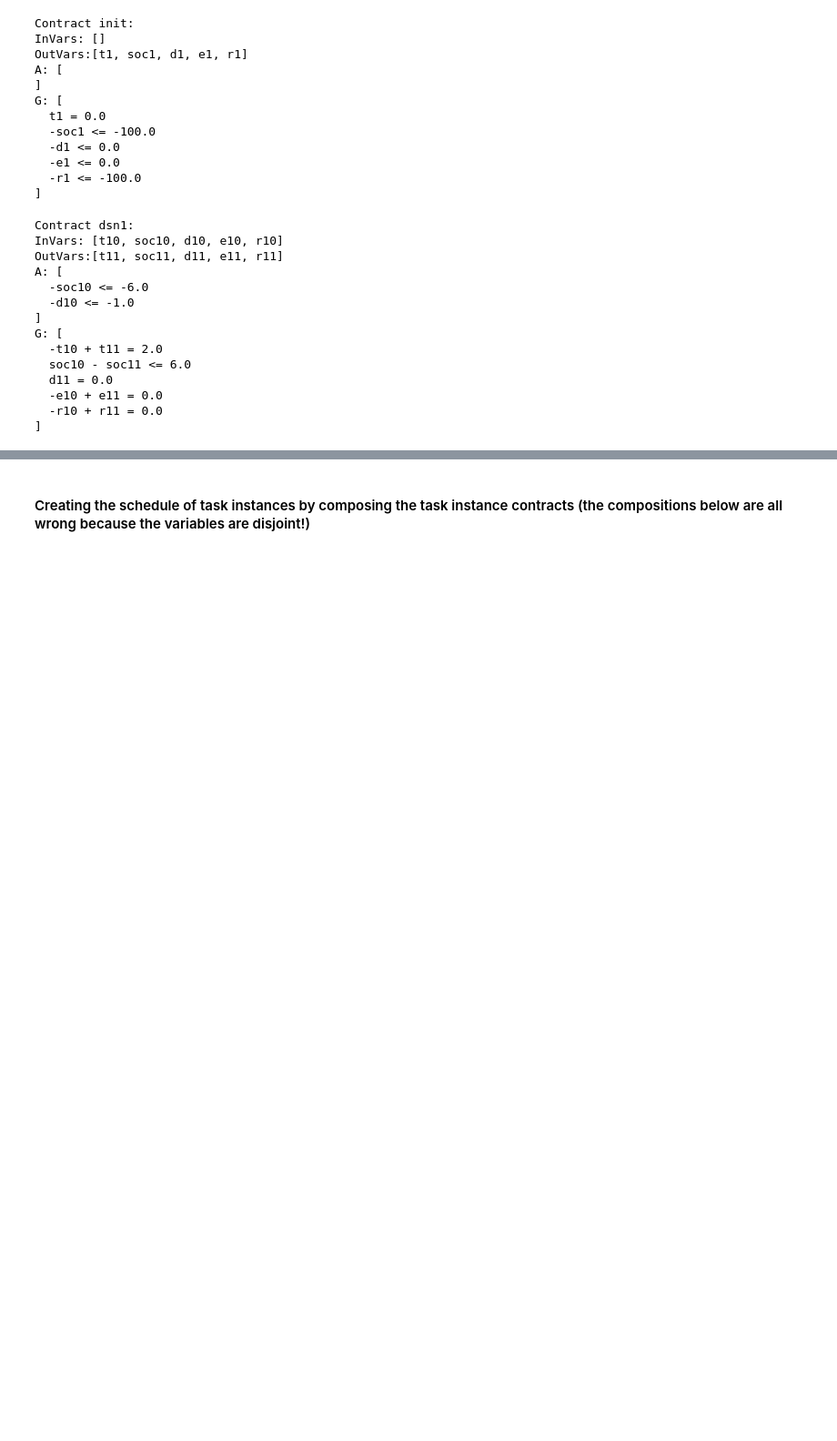
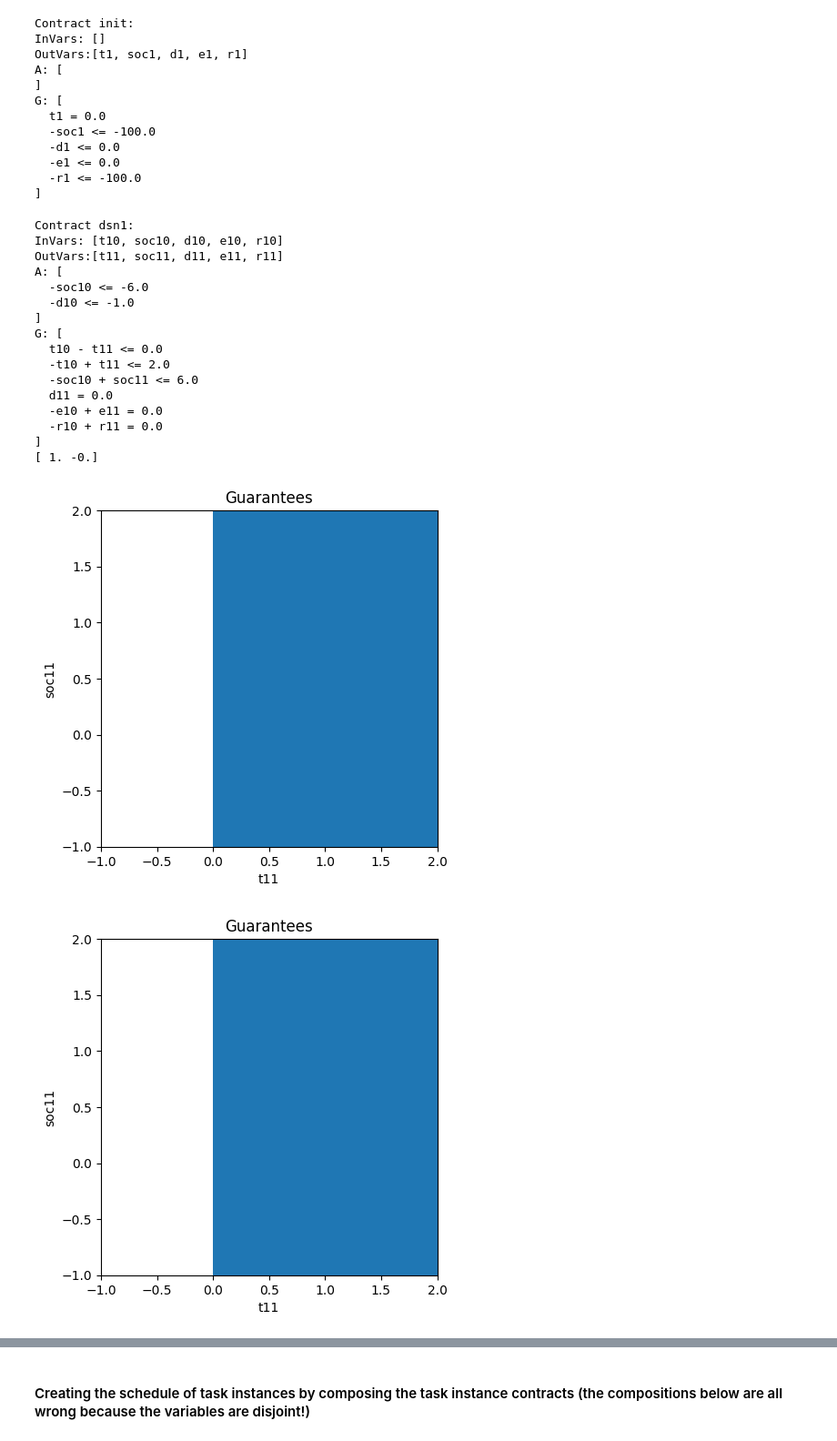
Before and after one commit to pacti-org/pacti, a Jupyter notebook: case_studies/space_mission/space_mission.ipynb, the cells around one changed output, grey strips where cells are left out. Shown at 91% size. Saved outputs shown, nothing was run; the diff lists cells and outputs as text; code cells hidden in the pictures; blank space fills up the shorter version.

```diff
--- a/case_studies/space_mission/space_mission.ipynb
+++ b/case_studies/space_mission/space_mission.ipynb
@@ -112,11 +112,14 @@ def DSN_contract(s: int, duration: float, consumption: float) -> tuple[int, Poly
       f"-d{s} <= -1"
     ],
     guarantees = [
-      # Scheduled task instance end time
-      f"t{e} - t{s} = {duration}",
+      # Scheduled task instance end time is after start time
+      f"t{s} - t{e} <= 0",
+
+      # Scheduled task instance end time - start time is at most scheduled duration
+      f"t{e} - t{s} <= {duration}",
 
       # Battery discharges by at most duration*consumption
-      f"soc{s} - soc{e} <= {duration*consumption}",
+      f"soc{e} - soc{s} <= {duration*consumption}",
 
       # All science data has been downlinked by the end of the task
       f"d{e} = 0",
@@ -295,38 +298,42 @@ G: [
 # %%
 s2,dsn1 = DSN_contract(s=10, duration=2.0, consumption=3.0)
 print("Contract dsn1:")
 print(dsn1)
 
-# plot_guarantees(contract=dsn1,
-#                 x_var=Var("t11"),
-#                 y_var=Var("soc11"),
-#                 var_values={
-#                   Var("t10"):0,
-#                   Var("d10"):1,
-#                   Var("d11"):0,
-#                   Var("e10"):0,
-#                   Var("e11"):0,
-#                   Var("r10"):0,
-#                   Var("r11"):0,
-#                   Var("soc10"):6,
-#                 },
-#                 x_lims=(-2,2),
-#                 y_lims=(-2,2))
+plot_guarantees(contract=dsn1,
+                x_var=Var("t11"),
+                y_var=Var("soc11"),
+                var_values={
+                  Var("t10"):0,
+                  Var("d10"):1,
+                  Var("d11"):0,
+                  Var("e10"):0,
+                  Var("e11"):0,
+                  Var("r10"):0,
+                  Var("r11"):0,
+                  Var("soc10"):6,
+                },
+                x_lims=(-1,2),
+                y_lims=(-1,2))
 # %% [output]
 Contract dsn1:
 InVars: [t10, soc10, d10, e10, r10]
 OutVars:[t11, soc11, d11, e11, r11]
 A: [
   -soc10 <= -6.0
   -d10 <= -1.0
 ]
 G: [
-  -t10 + t11 = 2.0
-  soc10 - soc11 <= 6.0
+  t10 - t11 <= 0.0
+  -t10 + t11 <= 2.0
+  -soc10 + soc11 <= 6.0
   d11 = 0.0
   -e10 + e11 = 0.0
   -r10 + r11 = 0.0
 ]
+[ 1. -0.]
+[figure, added]
+[figure, added]
 # %%
 s3,pwr1 = PWR_contract(s=20, duration=2.0, generation=20.0)
 print("Contract pwr1:")
```
Also changed, not shown: parts of 8 cells of this notebook, 1 other file.
